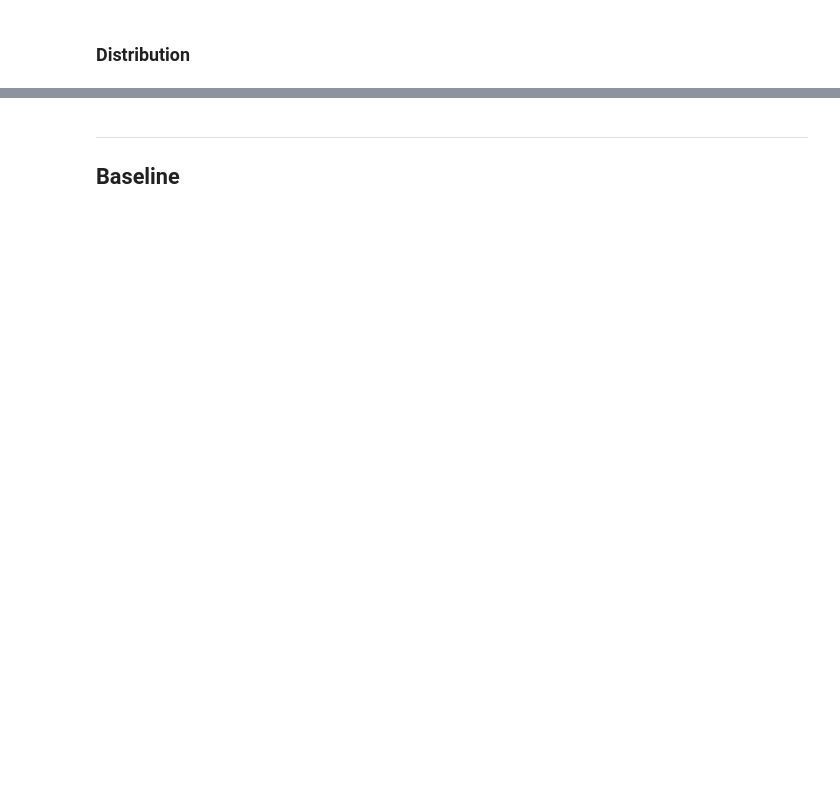
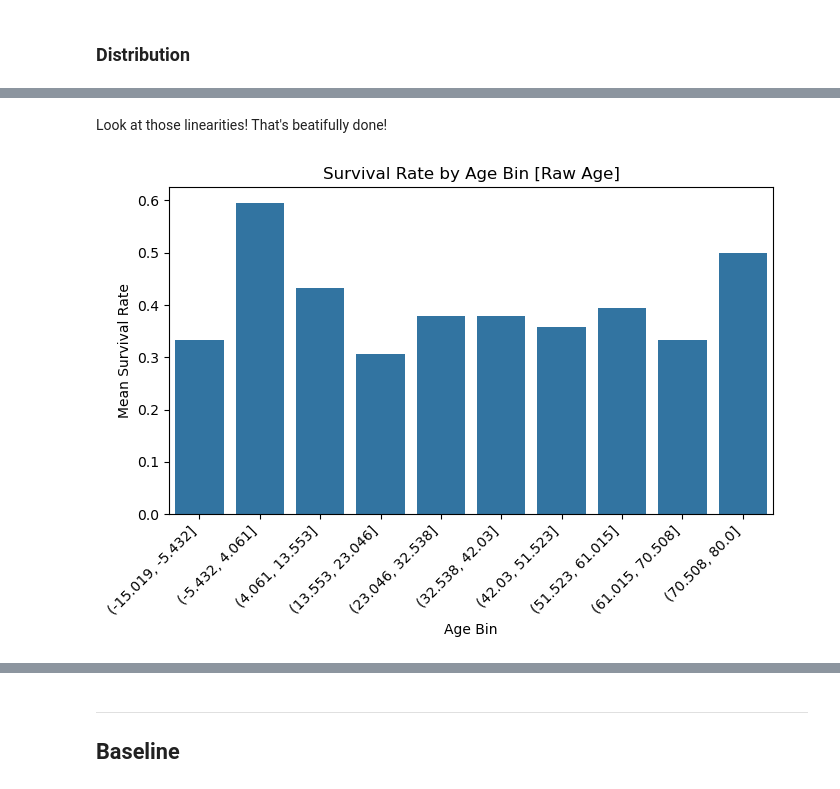
Before and after one commit to RomandRapido/DSC1107_Wrangling, a Jupyter notebook: FA5_Lansangan/FA5_Lansangan.ipynb, the cells around one changed output, grey strips where cells are left out. Drawn from its saved outputs; the diff is of its cells as text; code cells hidden in the pictures; blank space fills up the shorter version.

```diff
--- a/FA5_Lansangan/FA5_Lansangan.ipynb
+++ b/FA5_Lansangan/FA5_Lansangan.ipynb
@@ -536,0 +480,25 @@ NameError: name 'asda' is not defined
+# %% [markdown]
+Look at those linearities! That's beatifully done!
+# %%
+X_copy = df_train.copy()
+X_copy['bin'] = pd.cut(df_train['age'], bins=10)
+
+survival_by_age_bin = X_copy.groupby("bin", observed=False)['survived'].mean().reset_index()
+survival_by_age_bin_ordered = survival_by_age_bin.sort_values(by='bin')
+
+plt.figure(figsize=(7, 5))
+
+sns.barplot(
+    data=survival_by_age_bin_ordered,
+    x='bin',
+    y='survived'
+)
+
+plt.title('Survival Rate by Age Bin [Raw Age]')
+plt.xlabel('Age Bin')
+plt.ylabel('Mean Survival Rate')
+plt.xticks(ha='right', rotation=45)
+plt.tight_layout()
+plt.show()
+# %% [output]
+[figure, added]
```
Also changed, not shown: parts of 72 cells of this notebook.
